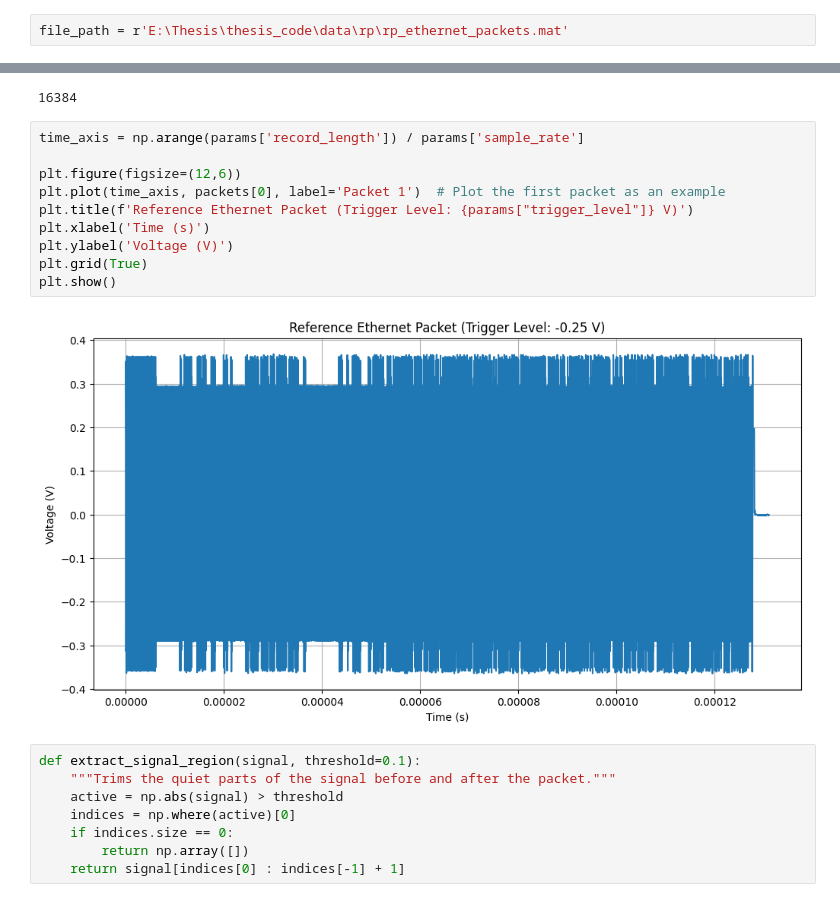
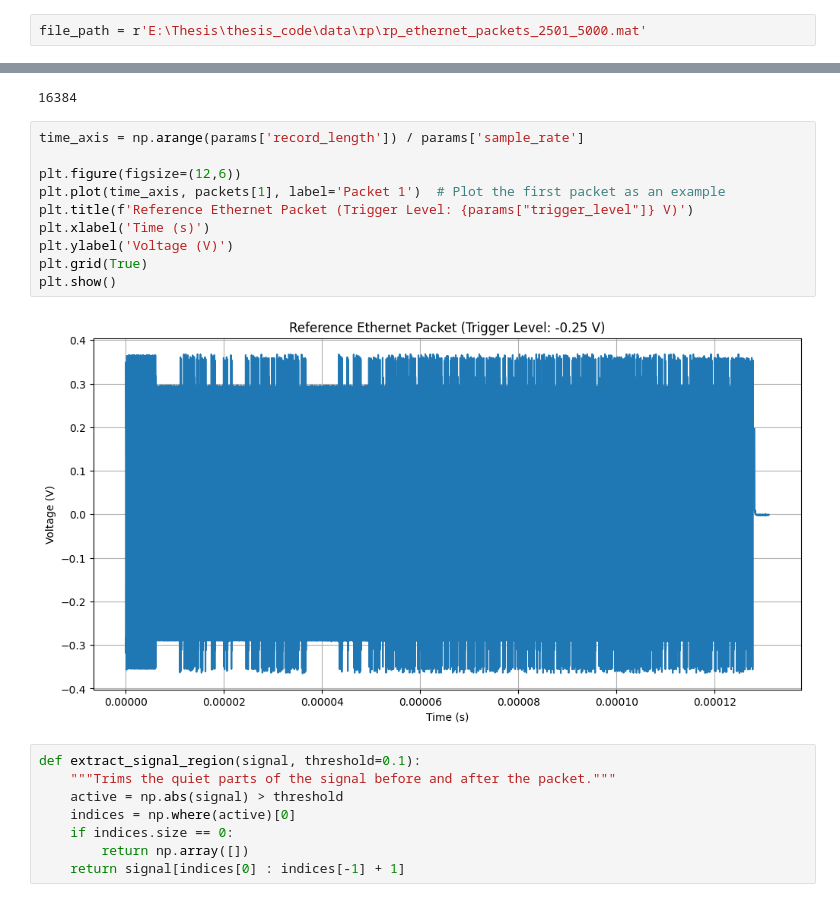
Before and after one commit to amitduwal/edge-ml-cable-anomaly, a Jupyter notebook: notebooks/manchester_decoding_all_rp.ipynb, the cells around one changed output, grey strips where cells are left out. Drawn from its saved outputs; the diff is of its cells as text.

Commit message:
add new packets

```diff
--- a/notebooks/manchester_decoding_all_rp.ipynb
+++ b/notebooks/manchester_decoding_all_rp.ipynb
@@ -3,7 +3,7 @@ import h5py
 import numpy as np
 import matplotlib.pyplot as plt
 # %%
-file_path = r'E:\Thesis\thesis_code\data\rp\rp_ethernet_packets.mat'
+file_path = r'E:\Thesis\thesis_code\data\rp\rp_ethernet_packets_2501_5000.mat'
 # %%
 def load_ethernet_data(file_path, num_packets=10):
     """Loads metadata and a specific number of raw packets."""
@@ -30,15 +30,15 @@ len(packets[0])
 # %%
 time_axis = np.arange(params['record_length']) / params['sample_rate']
 
 plt.figure(figsize=(12,6))
-plt.plot(time_axis, packets[0], label='Packet 1')  # Plot the first packet as an example
+plt.plot(time_axis, packets[1], label='Packet 1')  # Plot the first packet as an example
 plt.title(f'Reference Ethernet Packet (Trigger Level: {params["trigger_level"]} V)')
 plt.xlabel('Time (s)')
 plt.ylabel('Voltage (V)')
 plt.grid(True)
 plt.show()
 # %% [output]
-[figure, old version]
+[figure, new version]
 # %%
 def extract_signal_region(signal, threshold=0.1):
     """Trims the quiet parts of the signal before and after the packet."""
```
Also changed, not shown: parts of 2 cells of this notebook, 1 other file.
